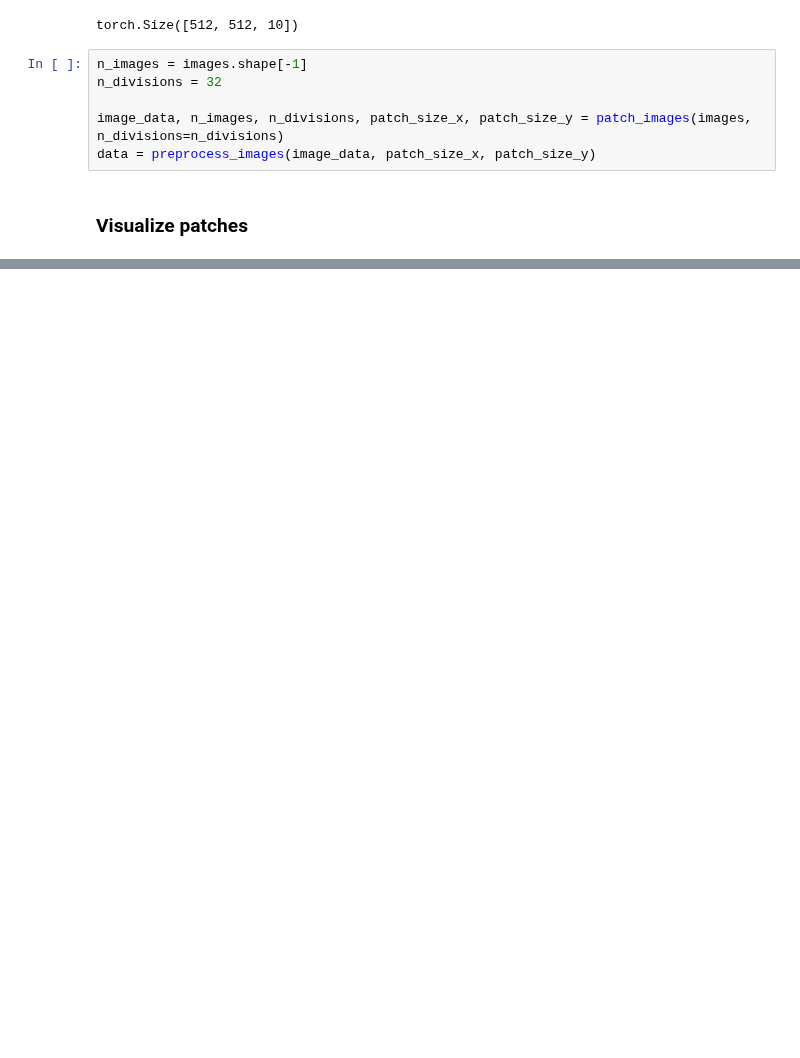
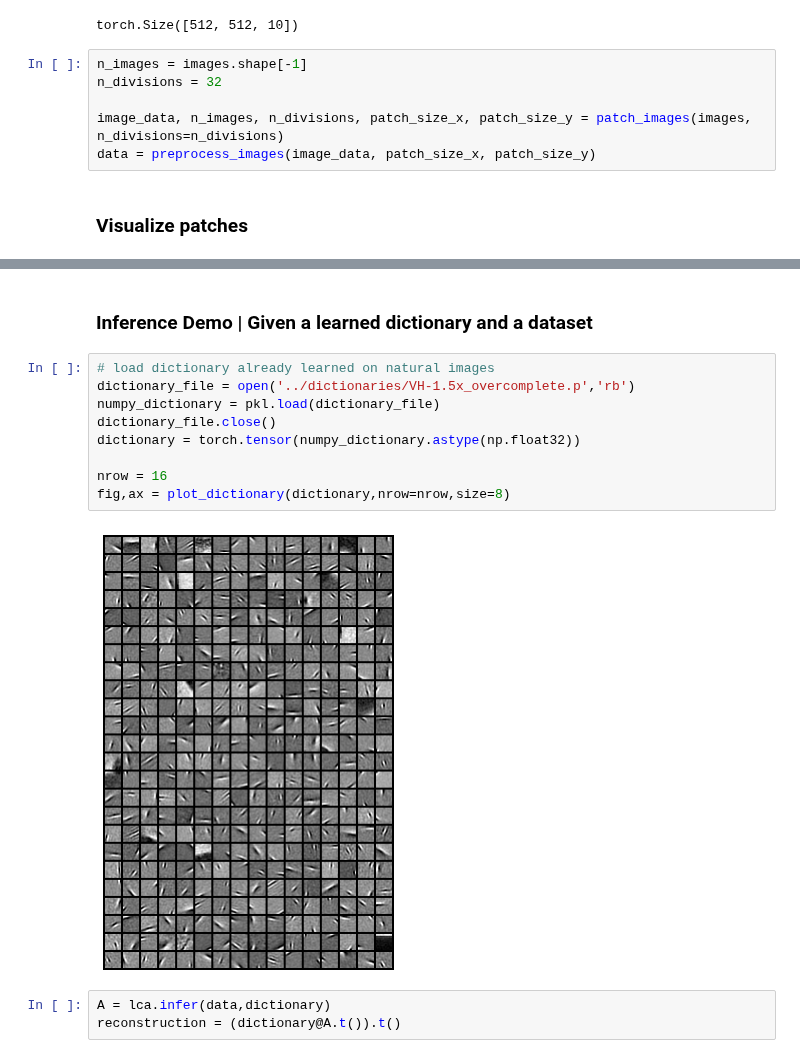
Before and after one commit to rctn/sparsecoding, a Jupyter notebook: examples/inference.ipynb, the cells around one changed output, grey strips where cells are left out. Saved outputs shown, nothing was run; the diff lists cells and outputs as text; blank space fills up the shorter version.

```diff
--- a/examples/inference.ipynb
+++ b/examples/inference.ipynb
@@ -75,0 +78,16 @@ plt.show()
+# %% [markdown]
+### Inference Demo | Given a learned dictionary and a dataset
+# %%
+# load dictionary already learned on natural images
+dictionary_file = open('../dictionaries/VH-1.5x_overcomplete.p','rb')
+numpy_dictionary = pkl.load(dictionary_file)
+dictionary_file.close()
+dictionary = torch.tensor(numpy_dictionary.astype(np.float32))
+
+nrow = 16
+fig,ax = plot_dictionary(dictionary,nrow=nrow,size=8)
+# %% [output]
+[figure, added]
+# %%
+A = lca.infer(data,dictionary)
+reconstruction = (dictionary@A.t()).t()
```
Also changed, not shown: parts of 8 cells of this notebook, 1 other file.
